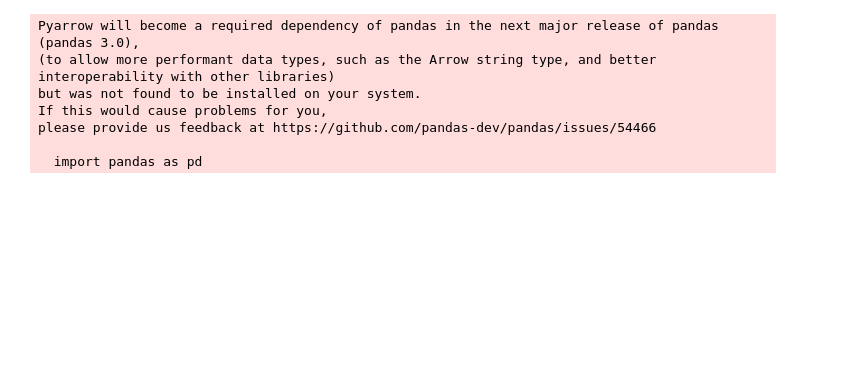
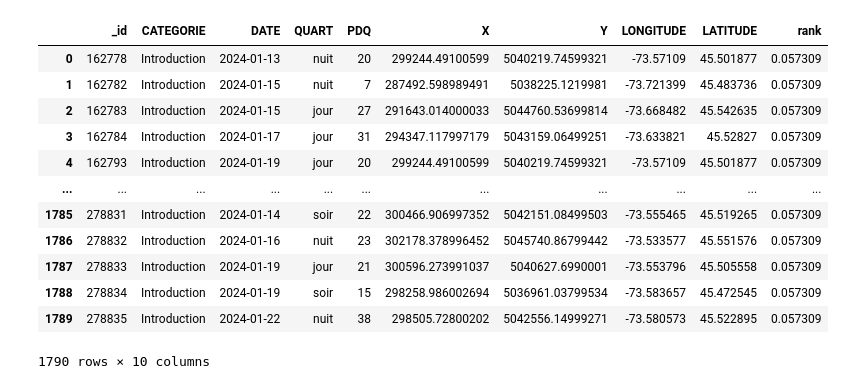
Before and after one commit to jikaelgagnon/crime-pathfinder, a Jupyter notebook: testing.ipynb, the cells around one changed output. Drawn from its saved outputs; the diff is of its cells as text; code cells hidden in the pictures; blank space fills up the shorter version.

Commit message:
Create function to get data and filter it

```diff
--- a/testing.ipynb
+++ b/testing.ipynb
@@ -1,14 +8,21 @@
 # %%
-import requests
-import pandas as pd
-url = 'https://donnees.montreal.ca/api/3/action/datastore_search?resource_id=c6f482bf-bf0f-4960-8b2f-9982c211addd'
+
+url = 'https://donnees.montreal.ca/api/3/action/datastore_search?resource_id=c6f482bf-bf0f-4960-8b2f-9982c211addd&limit=100000000&q=2024-&'
 response = requests.get(url)
 d = response.json()
+df = pd.DataFrame(d['result']['records'])
+df
 # %% [output]
+|  | _id | CATEGORIE | DATE | QUART | PDQ | X | Y | LONGITUDE | LATITUDE | rank |
+| 0 | 162778 | Introduction | 2024-01-13 | nuit | 20 | 299244.49100599 | 5040219.74599321 | -73.57109 | 45.501877 | 0.057309 |
+| 1 | 162782 | Introduction | 2024-01-15 | nuit | 7 | 287492.598989491 | 5038225.1219981 | -73.721399 | 45.483736 | 0.057309 |
+| 2 | 162783 | Introduction | 2024-01-15 | jour | 27 | 291643.014000033 | 5044760.53699814 | -73.668482 | 45.542635 | 0.057309 |
+| 3 | 162784 | Introduction | 2024-01-17 | jour | 31 | 294347.117997179 | 5043159.06499251 | -73.633821 | 45.52827 | 0.057309 |
+| 4 | 162793 | Introduction | 2024-01-19 | jour | 20 | 299244.49100599 | 5040219.74599321 | -73.57109 | 45.501877 | 0.057309 |
+| ... | ... | ... | ... | ... | ... | ... | ... | ... | ... | ... |
+| 1785 | 278831 | Introduction | 2024-01-14 | soir | 22 | 300466.906997352 | 5042151.08499503 | -73.555465 | 45.519265 | 0.057309 |
+| 1786 | 278832 | Introduction | 2024-01-16 | nuit | 23 | 302178.378996452 | 5045740.86799442 | -73.533577 | 45.551576 | 0.057309 |
+| 1787 | 278833 | Introduction | 2024-01-19 | jour | 21 | 300596.273991037 | 5040627.6990001 | -73.553796 | 45.505558 | 0.057309 |
+| 1788 | 278834 | Introduction | 2024-01-19 | soir | 15 | 298258.986002694 | 5036961.03799534 | -73.583657 | 45.472545 | 0.057309 |
+| 1789 | 278835 | Introduction | 2024-01-22 | nuit | 38 | 298505.72800202 | 5042556.14999271 | -73.580573 | 45.522895 | 0.057309 |
-Pyarrow will become a required dependency of pandas in the next major release of pandas (pandas 3.0),
-(to allow more performant data types, such as the Arrow string type, and better interoperability with other libraries)
-but was not found to be installed on your system.
-If this would cause problems for you,
-please provide us feedback at https://github.com/pandas-dev/pandas/issues/54466
-
-  import pandas as pd
+1790 rows × 10 columns
```
Also changed, not shown: parts of 11 cells of this notebook.
